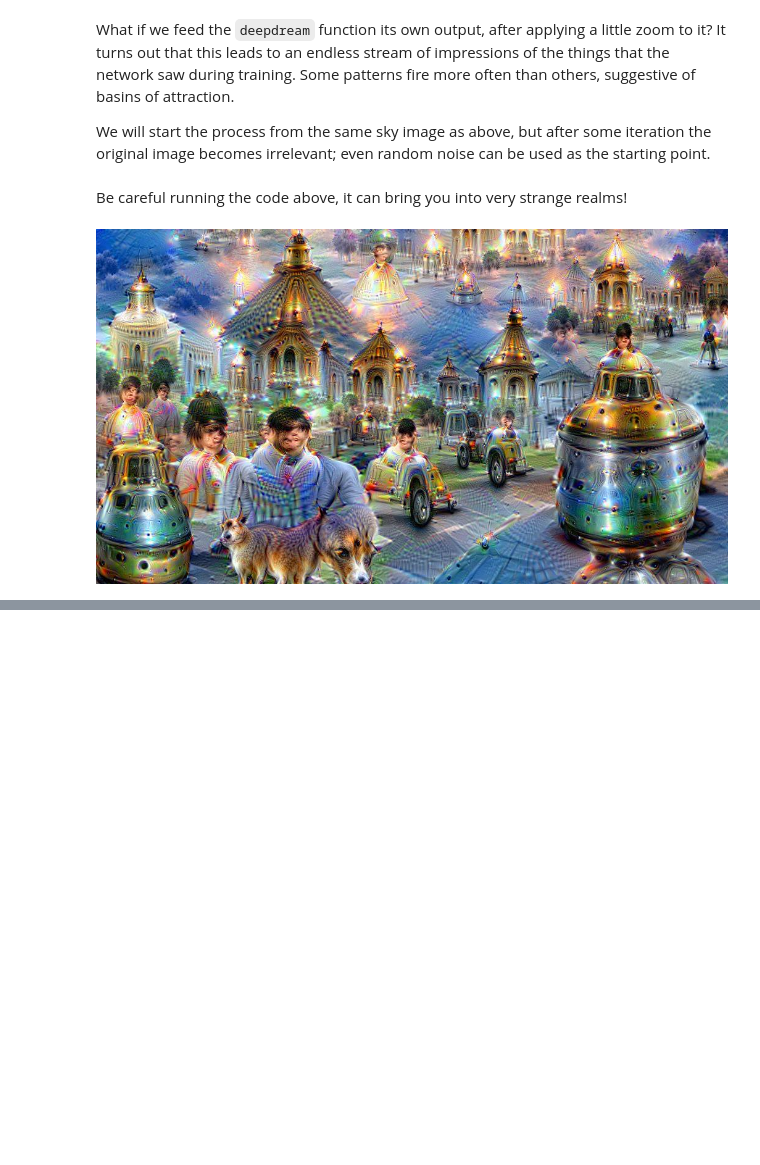
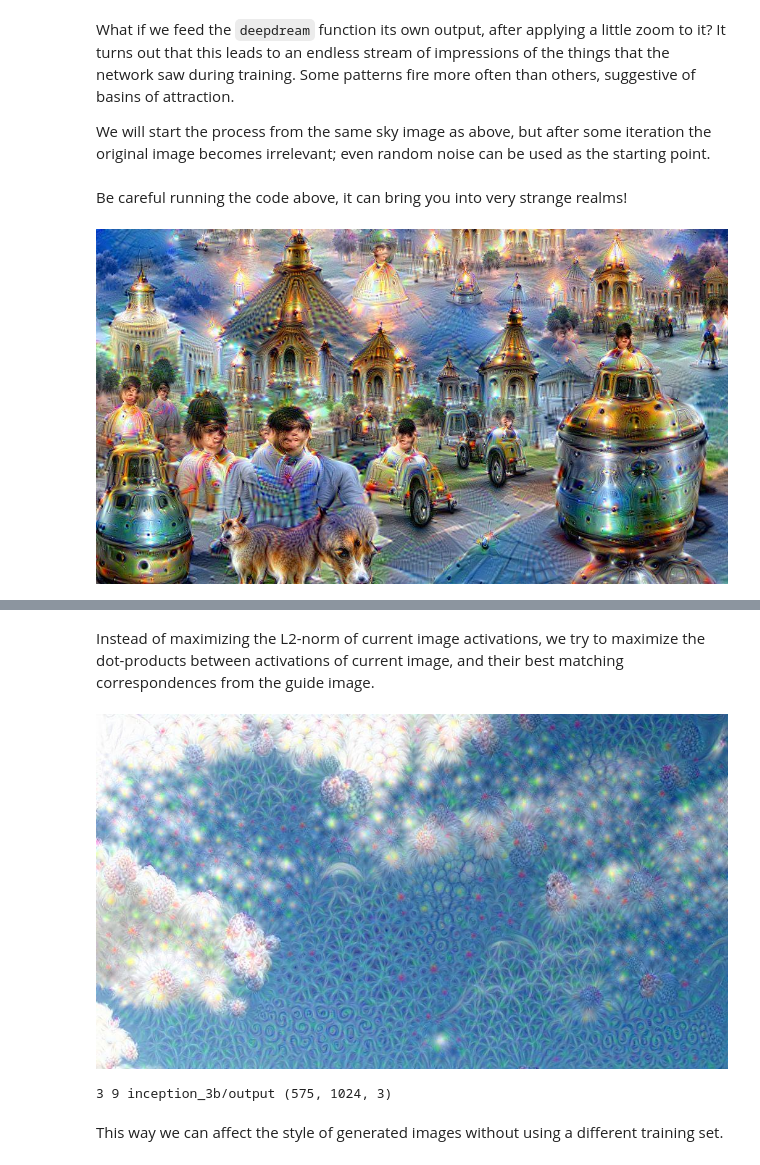
Before and after one commit to google/deepdream, a Jupyter notebook: dream.ipynb, the cells around one changed output, grey strips where cells are left out. Cells and saved outputs as stored; diff of their text form; code cells hidden in the pictures; blank space fills up the shorter version.

```diff
--- a/dream.ipynb
+++ b/dream.ipynb
@@ -61,7 +61,11 @@ Making the "dream" images is very simple. Essentially it is just a gradient asce
 
 First we implement a basic gradient ascent step function, applying the first two tricks:
 # %%
-def make_step(net, step_size=1.5, end='inception_4c/output', jitter=32, clip=True):
+def objective_L2(dst):
+    dst.diff[:] = dst.data
+
+def make_step(net, step_size=1.5, end='inception_4c/output',
+              jitter=32, clip=True, objective=objective_L2):
     '''Basic gradient ascent step.'''
 
     src = net.blobs['data'] # input image is stored in Net's 'data' blob
@@ -71,7 +75,7 @@ def make_step(net, step_size=1.5, end='inception_4c/output', jitter=32, clip=Tru
     src.data[0] = np.roll(np.roll(src.data[0], ox, -1), oy, -2) # apply jitter shift
 
     net.forward(end=end)
-    dst.diff[:] = dst.data  # specify the optimization objective
+    objective(dst)  # specify the optimization objective
     net.backward(start=end)
     g = src.diff[0]
     # apply normalized ascent step to the input image
@@ -85,7 +89,8 @@ def make_step(net, step_size=1.5, end='inception_4c/output', jitter=32, clip=Tru
 # %% [markdown]
 Next we implement an ascent through different scales. We call these scales "octaves".
 # %%
-def deepdream(net, base_img, iter_n=10, octave_n=4, octave_scale=1.4, end='inception_4c/output', clip=True, **step_params):
+def deepdream(net, base_img, iter_n=10, octave_n=4, octave_scale=1.4,
+              end='inception_4c/output', clip=True, **step_params):
     # prepare base images for all octaves
     octaves = [preprocess(net, base_img)]
     for i in xrange(octave_n-1):
@@ -166,0 +185,26 @@ Image(filename='frames/0029.jpg')
+# %%
+end = 'inception_3b/output'
+h, w = guide.shape[:2]
+src, dst = net.blobs['data'], net.blobs[end]
+src.reshape(1,3,h,w)
+src.data[0] = preprocess(net, guide)
+net.forward(end=end)
+guide_features = dst.data[0].copy()
+# %% [markdown]
+Instead of maximizing the L2-norm of current image activations, we try to maximize the dot-products between activations of current image, and their best matching correspondences from the guide image.
+# %%
+def objective_guide(dst):
+    x = dst.data[0].copy()
+    y = guide_features
+    ch = x.shape[0]
+    x = x.reshape(ch,-1)
+    y = y.reshape(ch,-1)
+    A = x.T.dot(y) # compute the matrix of dot-products with guide features
+    dst.diff[0].reshape(ch,-1)[:] = y[:,A.argmax(1)] # select ones that match best
+
+_=deepdream(net, img, end=end, objective=objective_guide)
+# %% [output]
+[figure, added]
+3 9 inception_3b/output (575, 1024, 3)
+# %% [markdown]
+This way we can affect the style of generated images without using a different training set.
```
Also changed, not shown: parts of 3 cells of this notebook, 2 other files.
